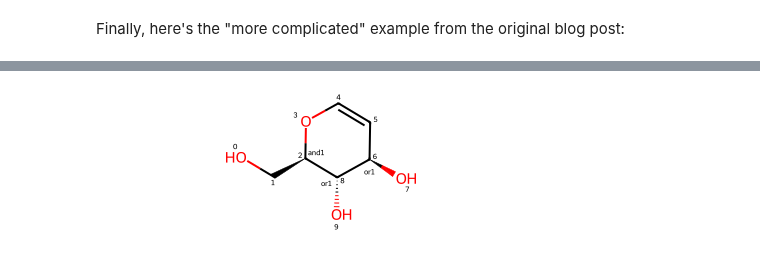
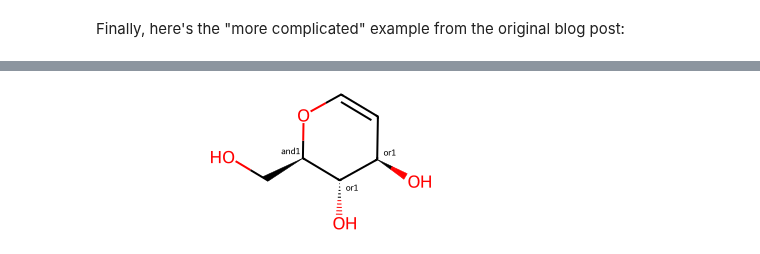
Before and after one commit to bertiewooster/RDKit-playing, a Jupyter notebook: Explaining enhanced stereo.ipynb, the cells around one changed output, grey strips where cells are left out. Saved outputs shown, nothing was run; the diff lists cells and outputs as text; code cells hidden in the pictures.

```diff
--- a/Explaining enhanced stereo.ipynb
+++ b/Explaining enhanced stereo.ipynb
@@ -381,7 +412,6 @@ Chem.MolFromSmiles('OC[C@H]1OC=C[C@@H](O)[C@@H]1O')
 # %%
-IPythonConsole.drawOptions.addAtomIndices = True
 three_centers = Chem.MolFromSmiles('OC[C@H]1OC=C[C@@H](O)[C@@H]1O |&1:2,o2:6,8|')
 three_centers
 # %% [output]
-[figure, old version]
+[figure, new version]
 # %%
```
Also changed, not shown: parts of 14 cells of this notebook, 3 other files.
